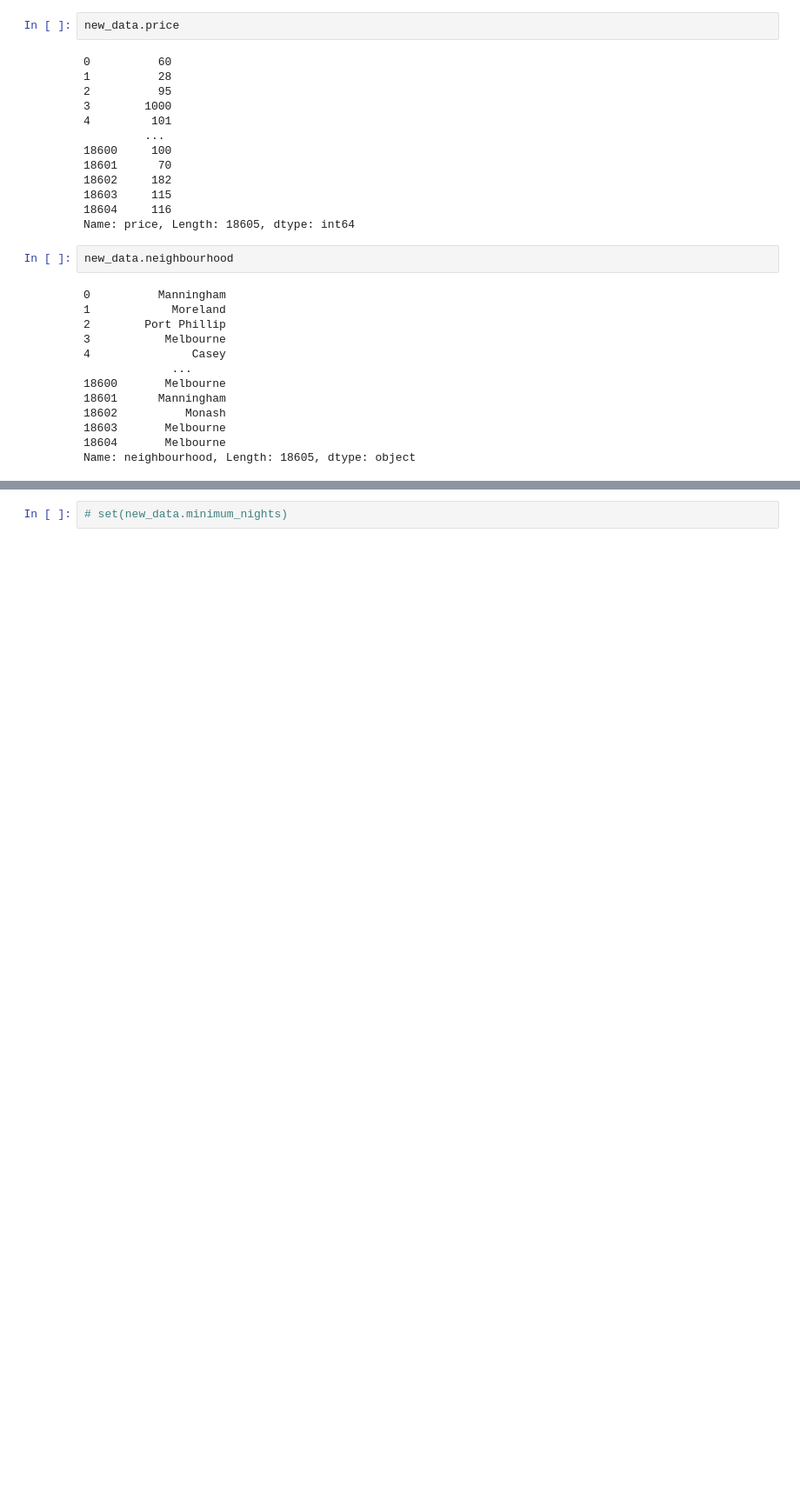
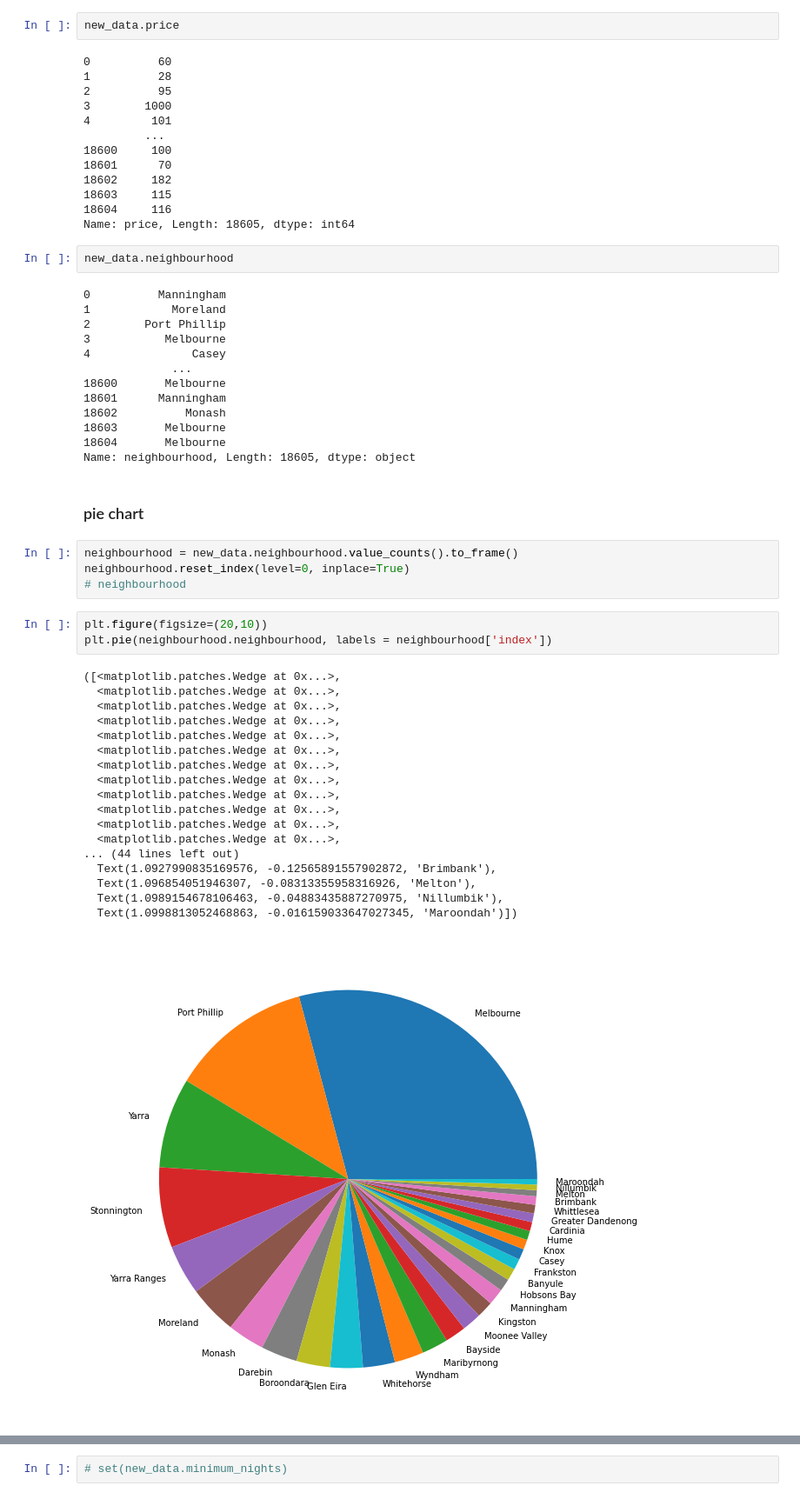
Before and after one commit to JunoZ9009/project_2021_summer, a Jupyter notebook: airbnb/04_Airbnb.ipynb, the cells around one changed output, grey strips where cells are left out. Shown at 87% size. Drawn from its saved outputs; the diff is of its cells as text; blank space fills up the shorter version.

```diff
--- a/airbnb/04_Airbnb.ipynb
+++ b/airbnb/04_Airbnb.ipynb
@@ -264,3 +256,31 @@ new_data.neighbourhood
 18603       Melbourne
 18604       Melbourne
 Name: neighbourhood, Length: 18605, dtype: object
+# %% [markdown]
+### pie chart
+# %%
+neighbourhood = new_data.neighbourhood.value_counts().to_frame()
+neighbourhood.reset_index(level=0, inplace=True)
+# neighbourhood
+# %%
+plt.figure(figsize=(20,10))
+plt.pie(neighbourhood.neighbourhood, labels = neighbourhood['index'])
+# %% [output]
+([<matplotlib.patches.Wedge at 0x...>,
+  <matplotlib.patches.Wedge at 0x...>,
+  <matplotlib.patches.Wedge at 0x...>,
+  <matplotlib.patches.Wedge at 0x...>,
+  <matplotlib.patches.Wedge at 0x...>,
+  <matplotlib.patches.Wedge at 0x...>,
+  <matplotlib.patches.Wedge at 0x...>,
+  <matplotlib.patches.Wedge at 0x...>,
+  <matplotlib.patches.Wedge at 0x...>,
+  <matplotlib.patches.Wedge at 0x...>,
+  <matplotlib.patches.Wedge at 0x...>,
+  <matplotlib.patches.Wedge at 0x...>,
+... (44 lines left out)
+  Text(1.0927990835169576, -0.12565891557902872, 'Brimbank'),
+  Text(1.096854051946307, -0.08313355958316926, 'Melton'),
+  Text(1.0989154678106463, -0.04883435887270975, 'Nillumbik'),
+  Text(1.0998813052468863, -0.016159033647027345, 'Maroondah')])
+[figure, added]
```
Also changed, not shown: parts of 58 cells of this notebook.
